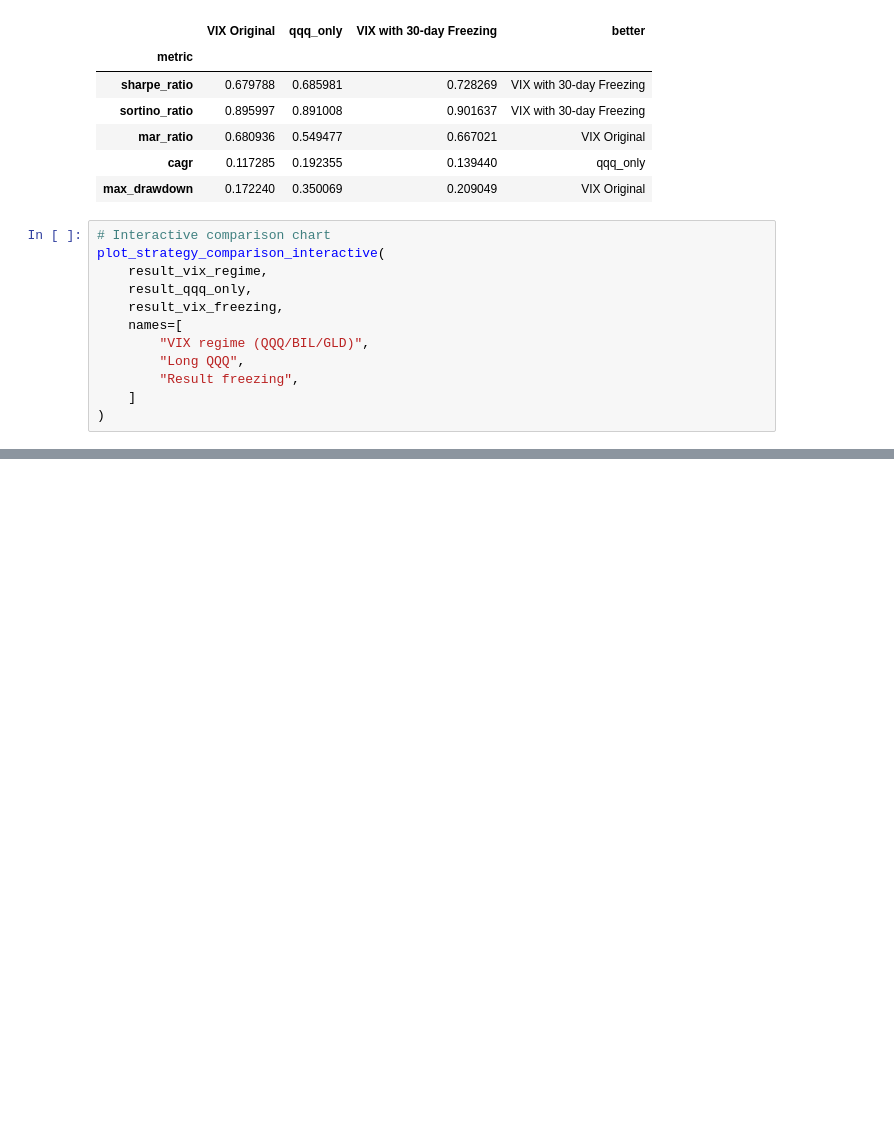
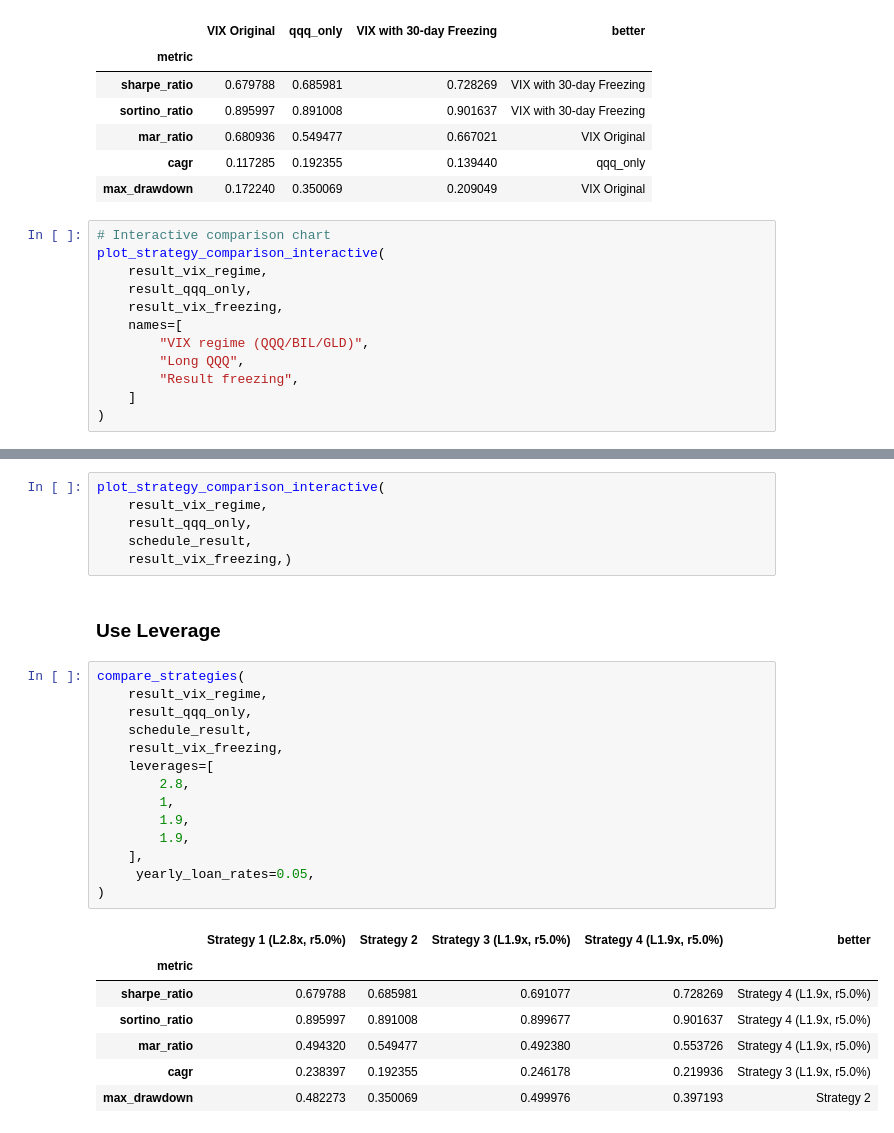
Before and after one commit to TradeInsight-Info/TiPortfolio, a Jupyter notebook: notebooks/vix_target_rebalance.ipynb, the cells around one changed output, grey strips where cells are left out. Saved outputs shown, nothing was run; the diff lists cells and outputs as text; blank space fills up the shorter version.

```diff
--- a/notebooks/vix_target_rebalance.ipynb
+++ b/notebooks/vix_target_rebalance.ipynb
@@ -250,0 +296,30 @@ plot_strategy_comparison_interactive(
+# %%
+plot_strategy_comparison_interactive(
+    result_vix_regime,
+    result_qqq_only,
+    schedule_result,
+    result_vix_freezing,)
+# %% [markdown]
+### Use Leverage
+# %%
+compare_strategies(
+    result_vix_regime,
+    result_qqq_only,
+    schedule_result,
+    result_vix_freezing,
+    leverages=[
+        2.8,
+        1,
+        1.9,
+        1.9,
+    ],
+     yearly_loan_rates=0.05,
+)
+# %% [output]
+|  | Strategy 1 (L2.8x, r5.0%) | Strategy 2 | Strategy 3 (L1.9x, r5.0%) | Strategy 4 (L1.9x, r5.0%) | better |
+| metric |  |  |  |  |  |
+| sharpe_ratio | 0.679788 | 0.685981 | 0.691077 | 0.728269 | Strategy 4 (L1.9x, r5.0%) |
+| sortino_ratio | 0.895997 | 0.891008 | 0.899677 | 0.901637 | Strategy 4 (L1.9x, r5.0%) |
+| mar_ratio | 0.494320 | 0.549477 | 0.492380 | 0.553726 | Strategy 4 (L1.9x, r5.0%) |
+| cagr | 0.238397 | 0.192355 | 0.246178 | 0.219936 | Strategy 3 (L1.9x, r5.0%) |
+| max_drawdown | 0.482273 | 0.350069 | 0.499976 | 0.397193 | Strategy 2 |
```
Also changed, not shown: parts of 6 cells of this notebook, 9 other files.
